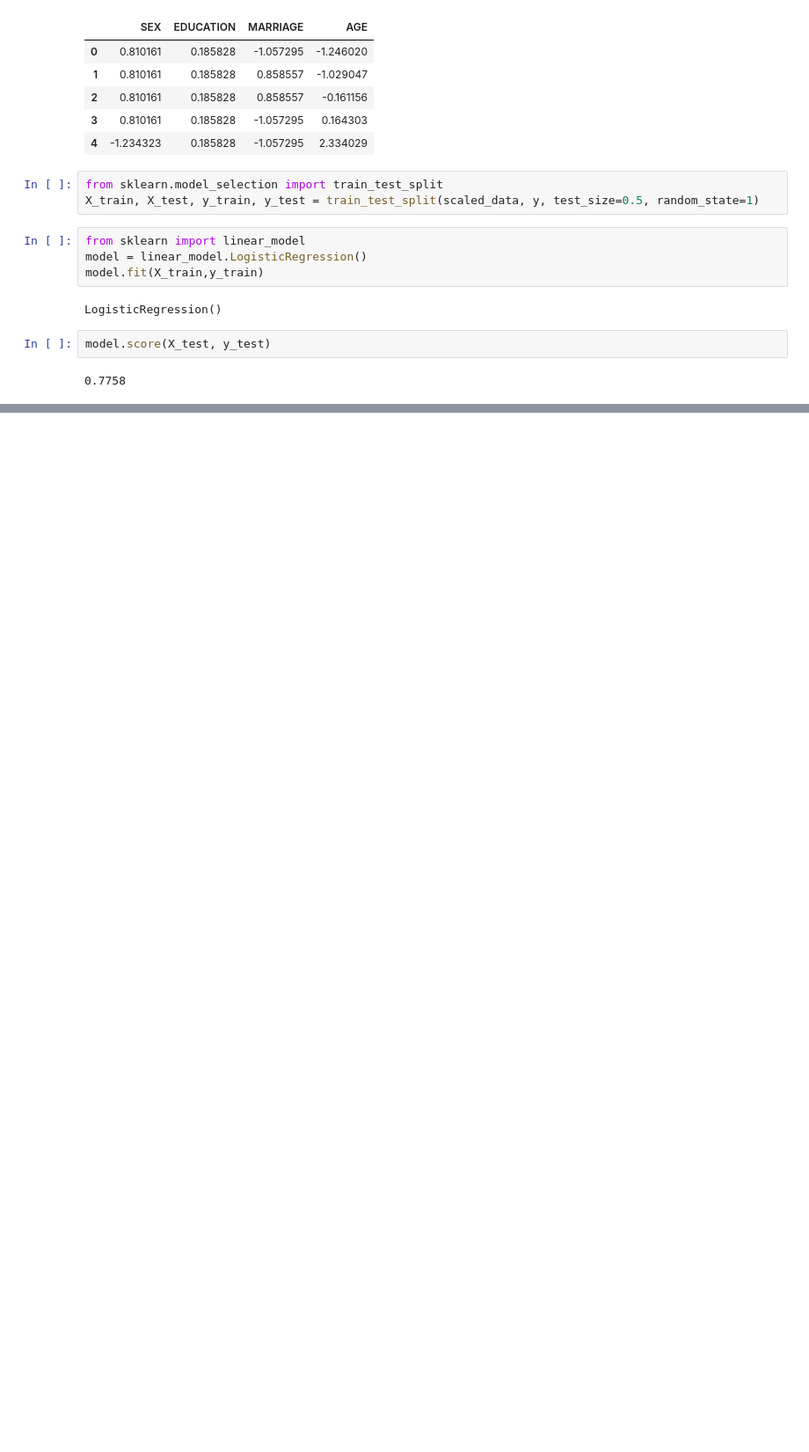
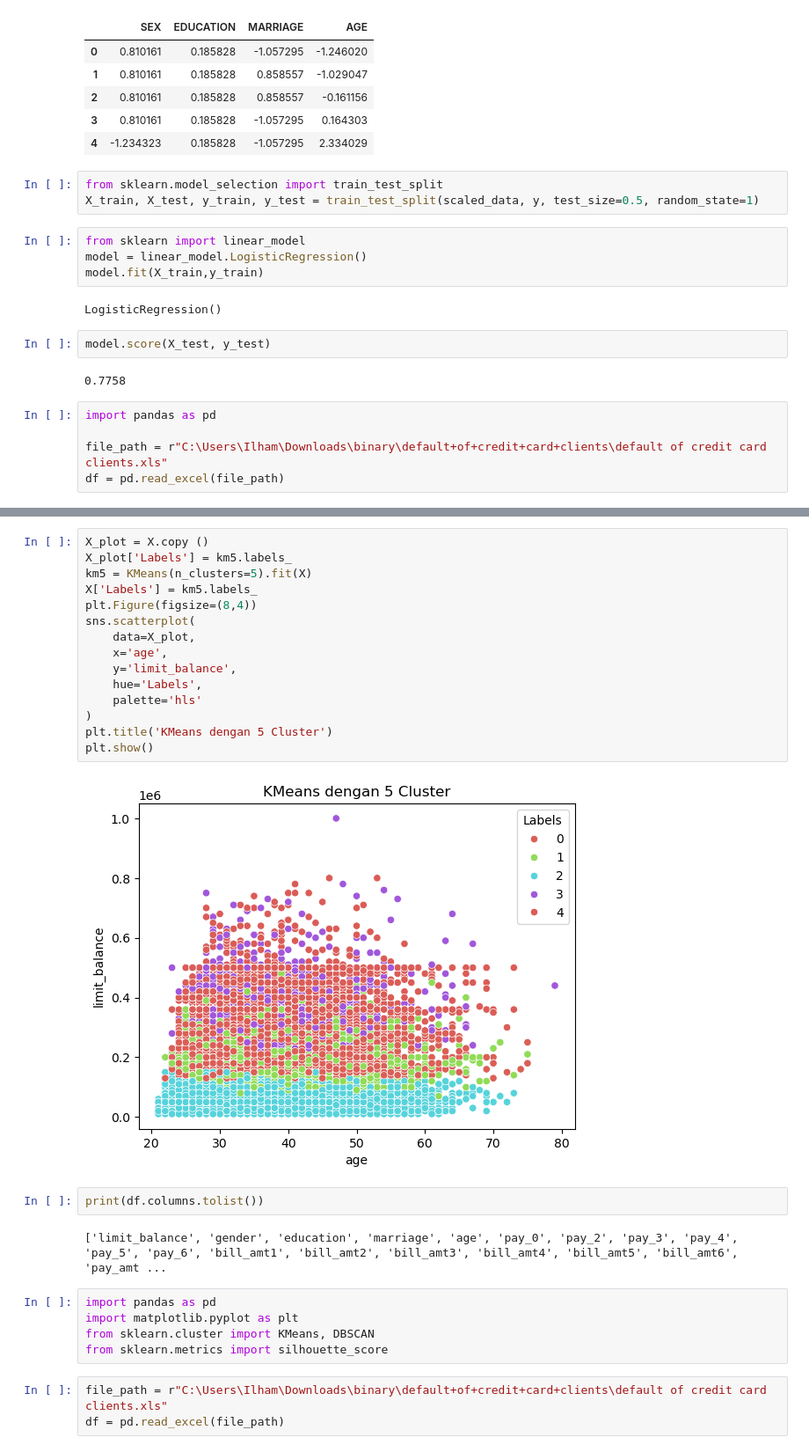
Before and after one commit to Kabhsuwn/bank, a Jupyter notebook: tugas binery.ipynb, the cells around one changed output, grey strips where cells are left out. Shown at 88% size. Saved outputs shown, nothing was run; the diff lists cells and outputs as text; blank space fills up the shorter version.

```diff
--- a/tugas binery.ipynb
+++ b/tugas binery.ipynb
@@ -479,3 +479,8 @@ LogisticRegression()
 model.score(X_test, y_test)
 # %% [output]
 0.7758
+# %%
+import pandas as pd
+
+file_path = r"C:\Users\Ilham\Downloads\binary\default+of+credit+card+clients\default of credit card clients.xls"
+df = pd.read_excel(file_path)
@@ -481,0 +622,29 @@ model.score(X_test, y_test)
+# %%
+X_plot = X.copy ()
+X_plot['Labels'] = km5.labels_
+km5 = KMeans(n_clusters=5).fit(X)
+X['Labels'] = km5.labels_
+plt.Figure(figsize=(8,4))
+sns.scatterplot(
+    data=X_plot,
+    x='age',
+    y='limit_balance',
+    hue='Labels',
+    palette='hls'
+)
+plt.title('KMeans dengan 5 Cluster')
+plt.show()
+# %% [output]
+[figure, added]
+# %%
+print(df.columns.tolist())
+# %% [output]
+['limit_balance', 'gender', 'education', 'marriage', 'age', 'pay_0', 'pay_2', 'pay_3', 'pay_4', 'pay_5', 'pay_6', 'bill_amt1', 'bill_amt2', 'bill_amt3', 'bill_amt4', 'bill_amt5', 'bill_amt6', 'pay_amt ...
+# %%
+import pandas as pd
+import matplotlib.pyplot as plt
+from sklearn.cluster import KMeans, DBSCAN
+from sklearn.metrics import silhouette_score
+# %%
+file_path = r"C:\Users\Ilham\Downloads\binary\default+of+credit+card+clients\default of credit card clients.xls"
+df = pd.read_excel(file_path)
```
Also changed, not shown: parts of 34 cells of this notebook.
